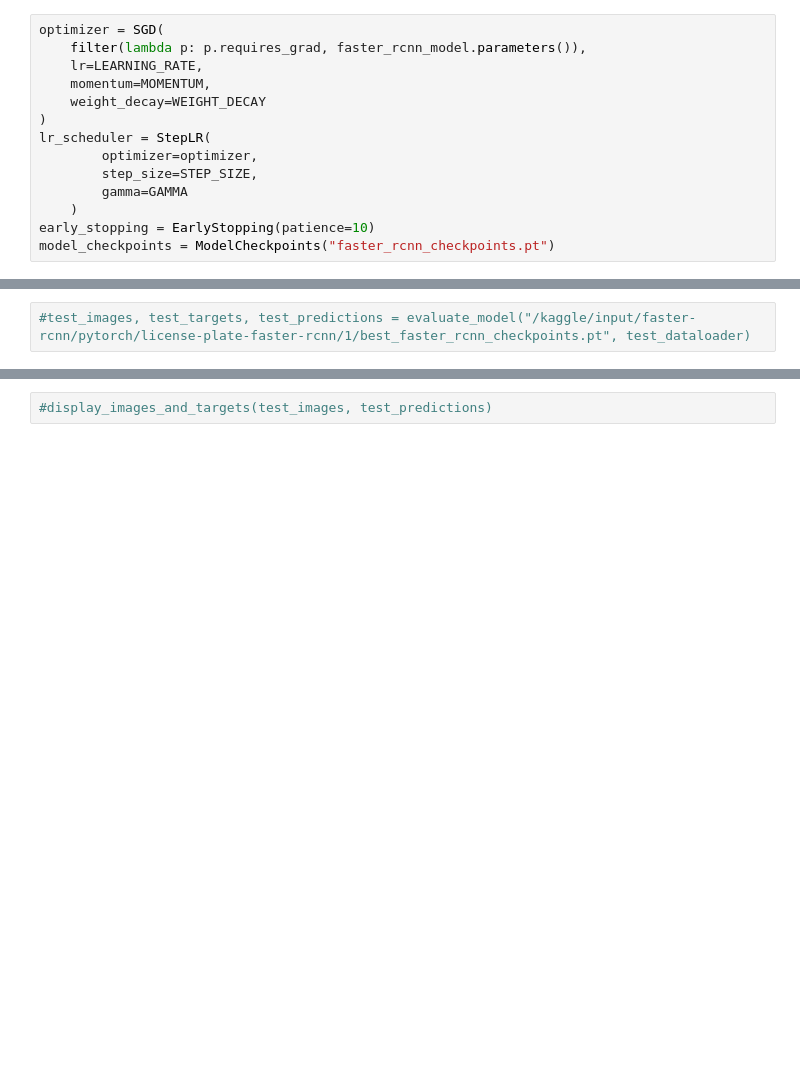
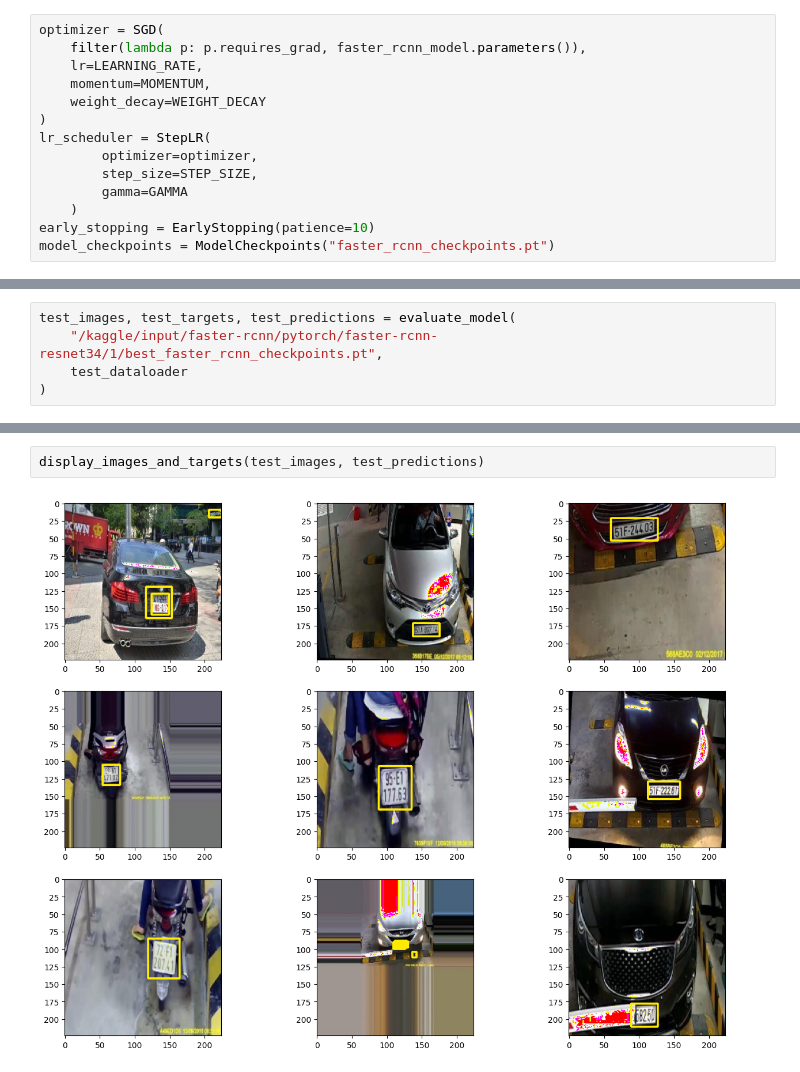
Before and after one commit to lngquoctrung/vehicle-license-plate-recognition, a Jupyter notebook: notebooks/experiments.ipynb, the cells around one changed output, grey strips where cells are left out. Drawn from its saved outputs; the diff is of its cells as text; blank space fills up the shorter version.

```diff
--- a/notebooks/experiments.ipynb
+++ b/notebooks/experiments.ipynb
@@ -188,2 +192,5 @@ Validation set: Average loss: 0.1447 - Accuracy: 2043/3495 (58.45%)
 # %%
-#test_images, test_targets, test_predictions = evaluate_model("/kaggle/input/faster-rcnn/pytorch/license-plate-faster-rcnn/1/best_faster_rcnn_checkpoints.pt", test_dataloader)
+test_images, test_targets, test_predictions = evaluate_model(
+    "/kaggle/input/faster-rcnn/pytorch/faster-rcnn-resnet34/1/best_faster_rcnn_checkpoints.pt",
+    test_dataloader
+)
@@ -190,2 +202,4 @@ Validation set: Average loss: 0.1447 - Accuracy: 2043/3495 (58.45%)
 # %%
-#display_images_and_targets(test_images, test_predictions)
+display_images_and_targets(test_images, test_predictions)
+# %% [output]
+[figure, added]
```
Also changed, not shown: parts of 2 cells of this notebook, 7 other files.
